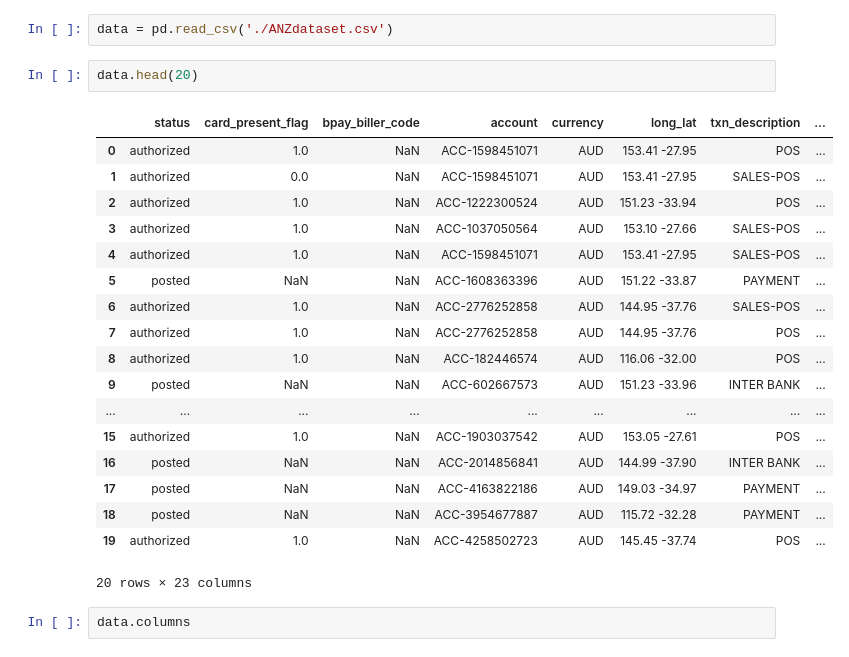
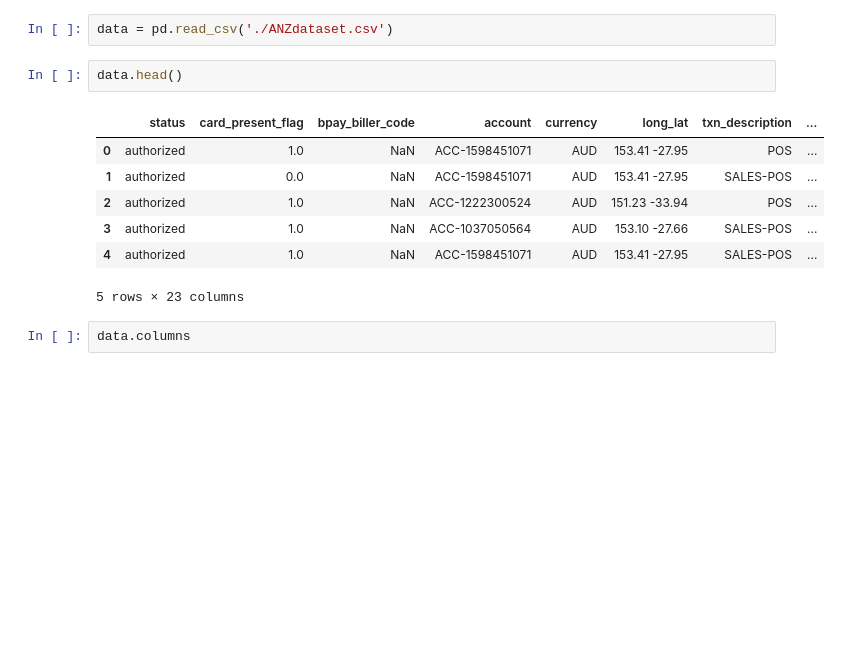
Before and after one commit to jervvs/anz-virtual-internship, a Jupyter notebook: Task1/ANZ_EDA.ipynb, the cells around one changed output. Saved outputs shown, nothing was run; the diff lists cells and outputs as text; blank space fills up the shorter version.

```diff
--- a/Task1/ANZ_EDA.ipynb
+++ b/Task1/ANZ_EDA.ipynb
@@ -17,26 +18,15 @@ The dataset is designed to simulate realistic transaction behaviours that are ob
 # %%
 data = pd.read_csv('./ANZdataset.csv')
 # %%
-data.head(20)
+data.head()
 # %% [output]
 |  | status | card_present_flag | bpay_biller_code | account | currency | long_lat | txn_description | ... |
 | 0 | authorized | 1.0 | NaN | ACC-1598451071 | AUD | 153.41 -27.95 | POS | ... |
 | 1 | authorized | 0.0 | NaN | ACC-1598451071 | AUD | 153.41 -27.95 | SALES-POS | ... |
 | 2 | authorized | 1.0 | NaN | ACC-1222300524 | AUD | 151.23 -33.94 | POS | ... |
 | 3 | authorized | 1.0 | NaN | ACC-1037050564 | AUD | 153.10 -27.66 | SALES-POS | ... |
 | 4 | authorized | 1.0 | NaN | ACC-1598451071 | AUD | 153.41 -27.95 | SALES-POS | ... |
-| 5 | posted | NaN | NaN | ACC-1608363396 | AUD | 151.22 -33.87 | PAYMENT | ... |
-| 6 | authorized | 1.0 | NaN | ACC-2776252858 | AUD | 144.95 -37.76 | SALES-POS | ... |
-| 7 | authorized | 1.0 | NaN | ACC-2776252858 | AUD | 144.95 -37.76 | POS | ... |
-| 8 | authorized | 1.0 | NaN | ACC-182446574 | AUD | 116.06 -32.00 | POS | ... |
-| 9 | posted | NaN | NaN | ACC-602667573 | AUD | 151.23 -33.96 | INTER BANK | ... |
-| ... | ... | ... | ... | ... | ... | ... | ... | ... |
-| 15 | authorized | 1.0 | NaN | ACC-1903037542 | AUD | 153.05 -27.61 | POS | ... |
-| 16 | posted | NaN | NaN | ACC-2014856841 | AUD | 144.99 -37.90 | INTER BANK | ... |
-| 17 | posted | NaN | NaN | ACC-4163822186 | AUD | 149.03 -34.97 | PAYMENT | ... |
-| 18 | posted | NaN | NaN | ACC-3954677887 | AUD | 115.72 -32.28 | PAYMENT | ... |
-| 19 | authorized | 1.0 | NaN | ACC-4258502723 | AUD | 145.45 -37.74 | POS | ... |
-20 rows × 23 columns
+5 rows × 23 columns
 # %%
 data.columns
 # %% [output]
```
Also changed, not shown: parts of 19 cells of this notebook, 1 other file.
